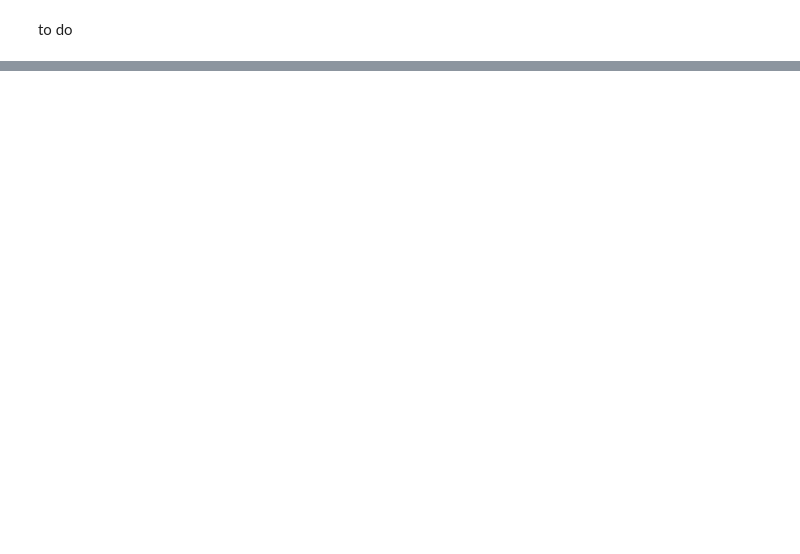
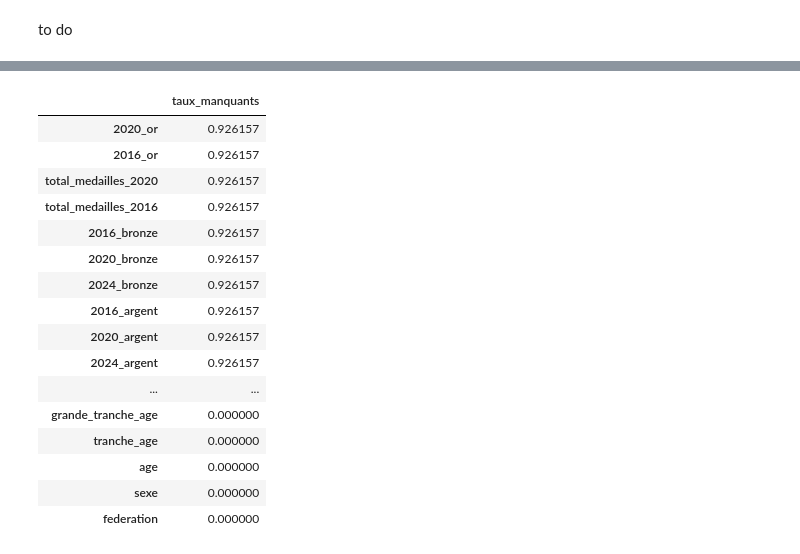
Before and after one commit to oldblindmole/Projet_Python_Data_Science_JO, a Jupyter notebook: main.ipynb, the cells around one changed output, grey strips where cells are left out. Saved outputs shown, nothing was run; the diff lists cells and outputs as text; code cells hidden in the pictures; blank space fills up the shorter version.

```diff
--- a/main.ipynb
+++ b/main.ipynb
@@ -177,0 +294,27 @@ print("Fichiers exportés dans :", OUTPUT_DIR.resolve())
+# %%
+na_table = (
+    df.isna()
+    .mean()
+    .sort_values(ascending=False)
+    .to_frame("taux_manquants")
+)
+
+na_table
+# %% [output]
+|  | taux_manquants |
+| 2020_or | 0.926157 |
+| 2016_or | 0.926157 |
+| total_medailles_2020 | 0.926157 |
+| total_medailles_2016 | 0.926157 |
+| 2016_bronze | 0.926157 |
+| 2020_bronze | 0.926157 |
+| 2024_bronze | 0.926157 |
+| 2016_argent | 0.926157 |
+| 2020_argent | 0.926157 |
+| 2024_argent | 0.926157 |
+| ... | ... |
+| grande_tranche_age | 0.000000 |
+| tranche_age | 0.000000 |
+| age | 0.000000 |
+| sexe | 0.000000 |
+| federation | 0.000000 |
```
Also changed, not shown: parts of 35 cells of this notebook, 2 other files.
